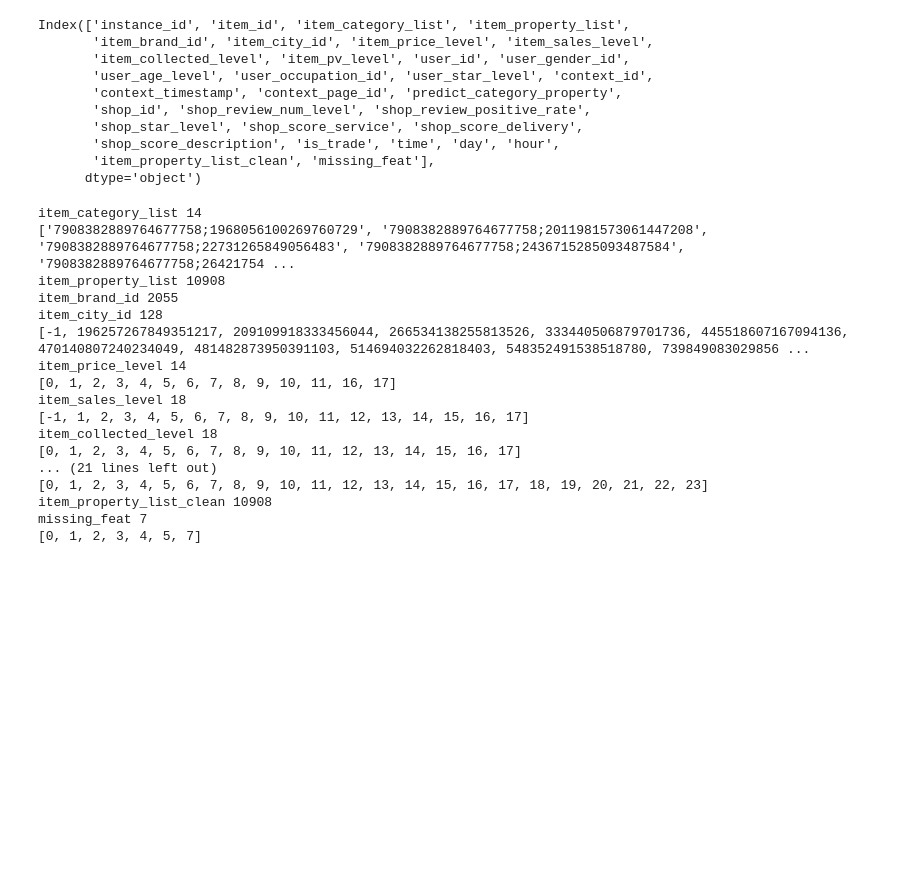
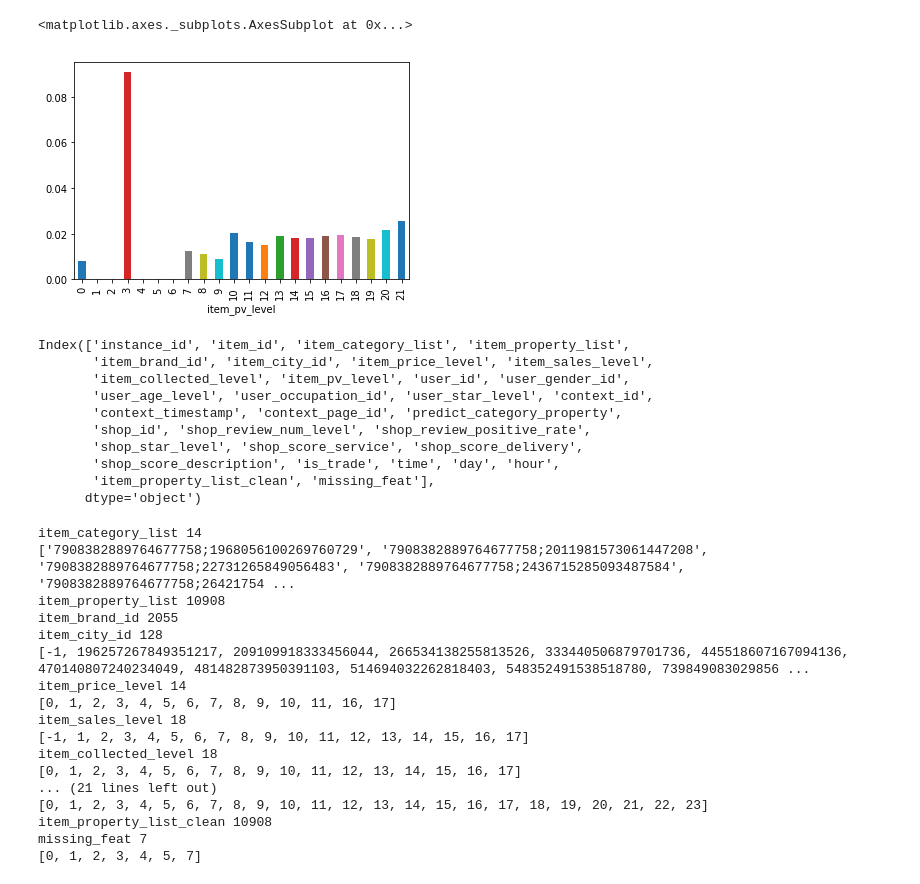
Before and after one commit to MaoLi2018/advertisment, a Jupyter notebook: Code/DAE.ipynb, the cells around one changed output. Drawn from its saved outputs; the diff is of its cells as text; code cells hidden in the pictures; blank space fills up the shorter version.

```diff
--- a/Code/DAE.ipynb
+++ b/Code/DAE.ipynb
@@ -37,3 +42,8 @@ dfTest = process(dfTest)
+# %%
+dfTrain.groupby('item_pv_level')['is_trade'].mean().sort_index().plot(kind='bar')
+# %% [output]
+<matplotlib.axes._subplots.AxesSubplot at 0x...>
+[figure, added]
 # %%
 dfTrain.columns
 # %% [output]
```
Also changed, not shown: parts of 2 cells of this notebook, 1 other file.
